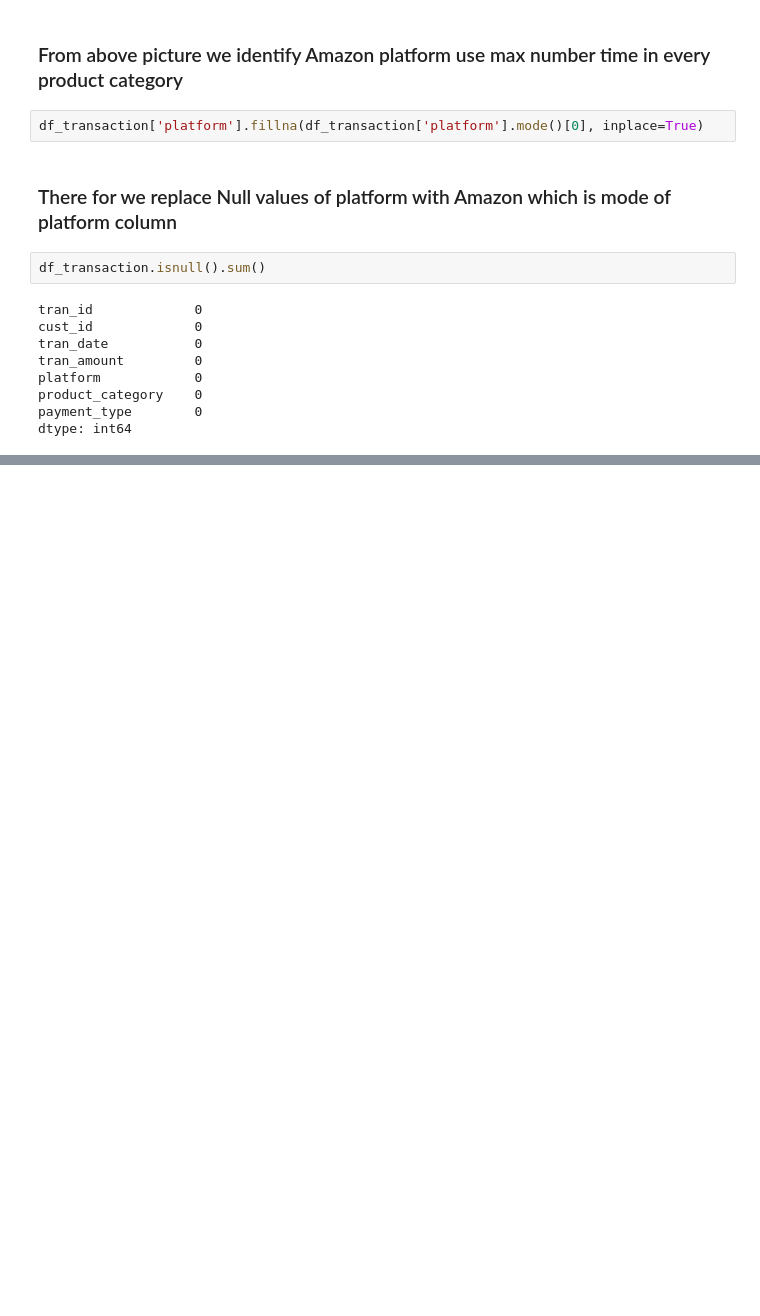
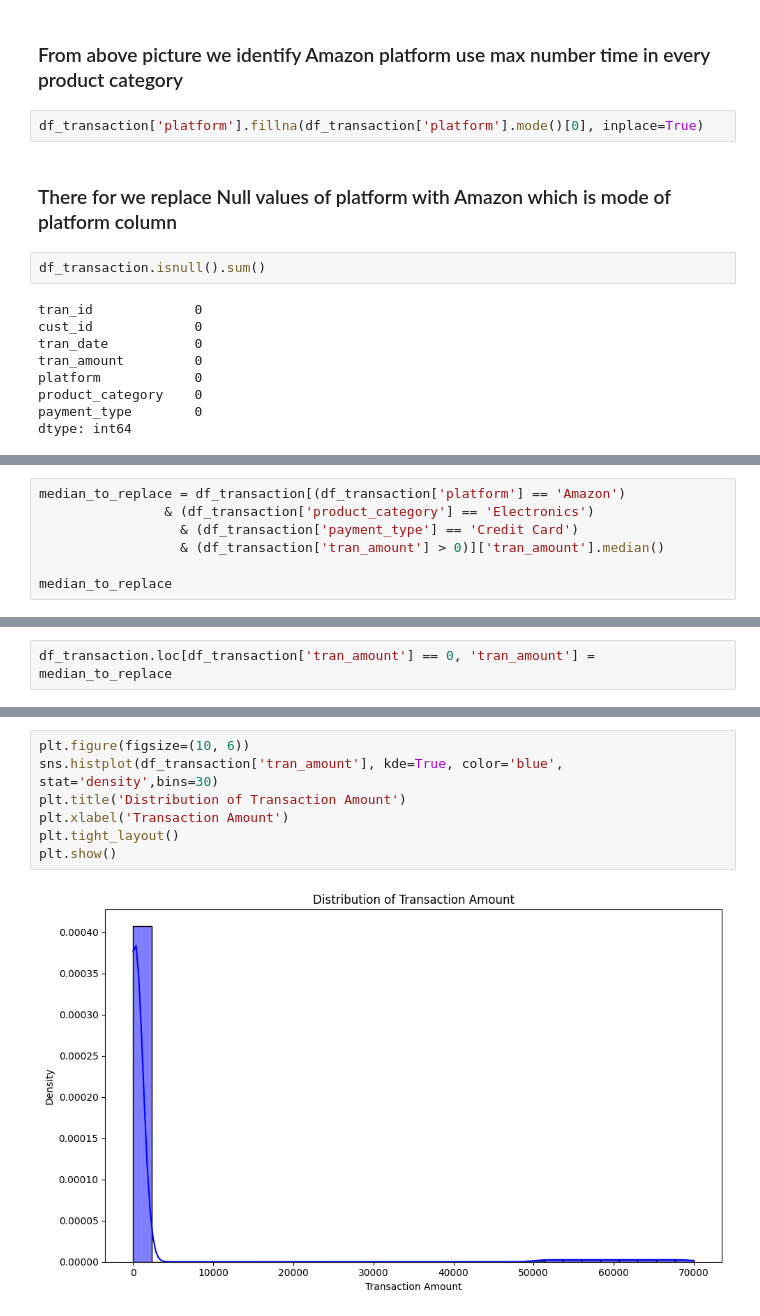
Before and after one commit to ashishjadhav123/Math-and-Statistics-DS, a Jupyter notebook: Project/Phase 1 - Find Target Market/Phase1_AtliQo_Bank.ipynb, the cells around one changed output, grey strips where cells are left out. Saved outputs shown, nothing was run; the diff lists cells and outputs as text; blank space fills up the shorter version.

Commit message:
Data Cleaning: Treat Outliers using IQR (Transaction Amount) 17-07-2025

```diff
--- a/Project/Phase 1 - Find Target Market/Phase1_AtliQo_Bank.ipynb
+++ b/Project/Phase 1 - Find Target Market/Phase1_AtliQo_Bank.ipynb
@@ -822,0 +895,7 @@ dtype: int64
+# %%
+median_to_replace = df_transaction[(df_transaction['platform'] == 'Amazon')
+                & (df_transaction['product_category'] == 'Electronics')
+                  & (df_transaction['payment_type'] == 'Credit Card')
+                  & (df_transaction['tran_amount'] > 0)]['tran_amount'].median()
+
+median_to_replace
@@ -822,0 +904,2 @@ dtype: int64
+# %%
+df_transaction.loc[df_transaction['tran_amount'] == 0, 'tran_amount'] = median_to_replace
@@ -822,0 +922,9 @@ dtype: int64
+# %%
+plt.figure(figsize=(10, 6))
+sns.histplot(df_transaction['tran_amount'], kde=True, color='blue', stat='density',bins=30)
+plt.title('Distribution of Transaction Amount')
+plt.xlabel('Transaction Amount')
+plt.tight_layout()
+plt.show()
+# %% [output]
+[figure, added]
```
Also changed, not shown: parts of 28 cells of this notebook.
